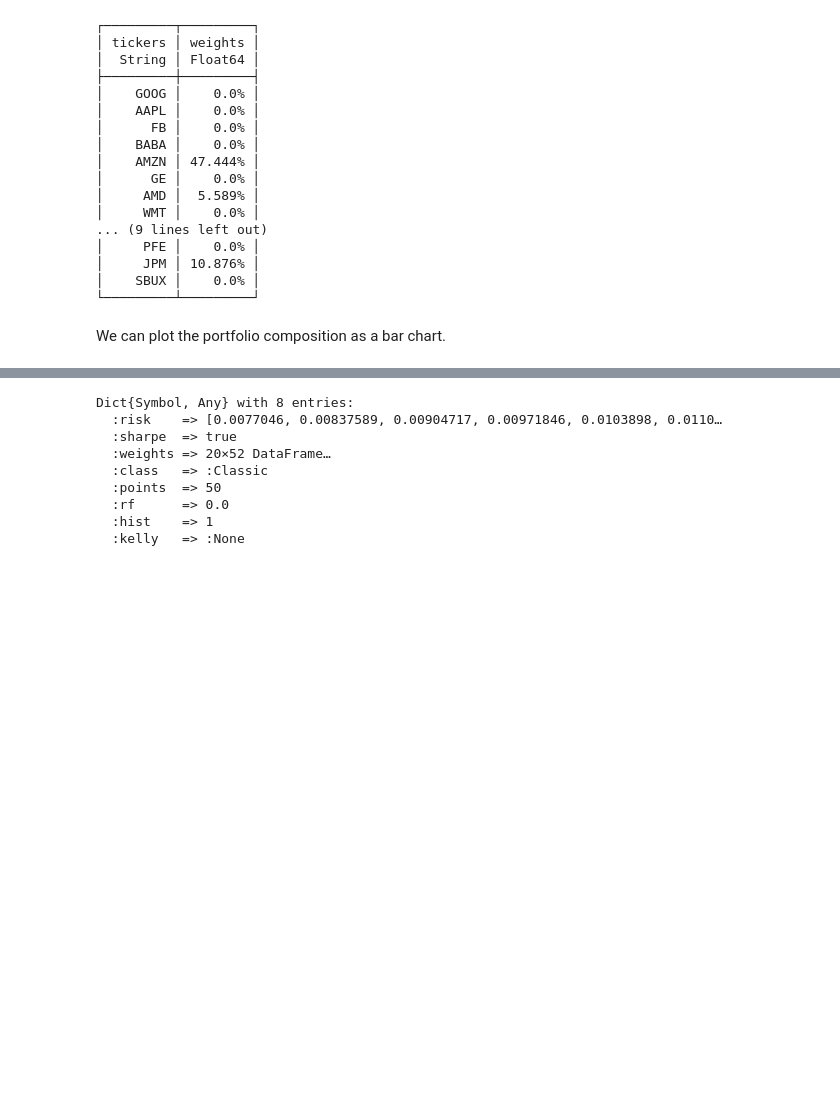
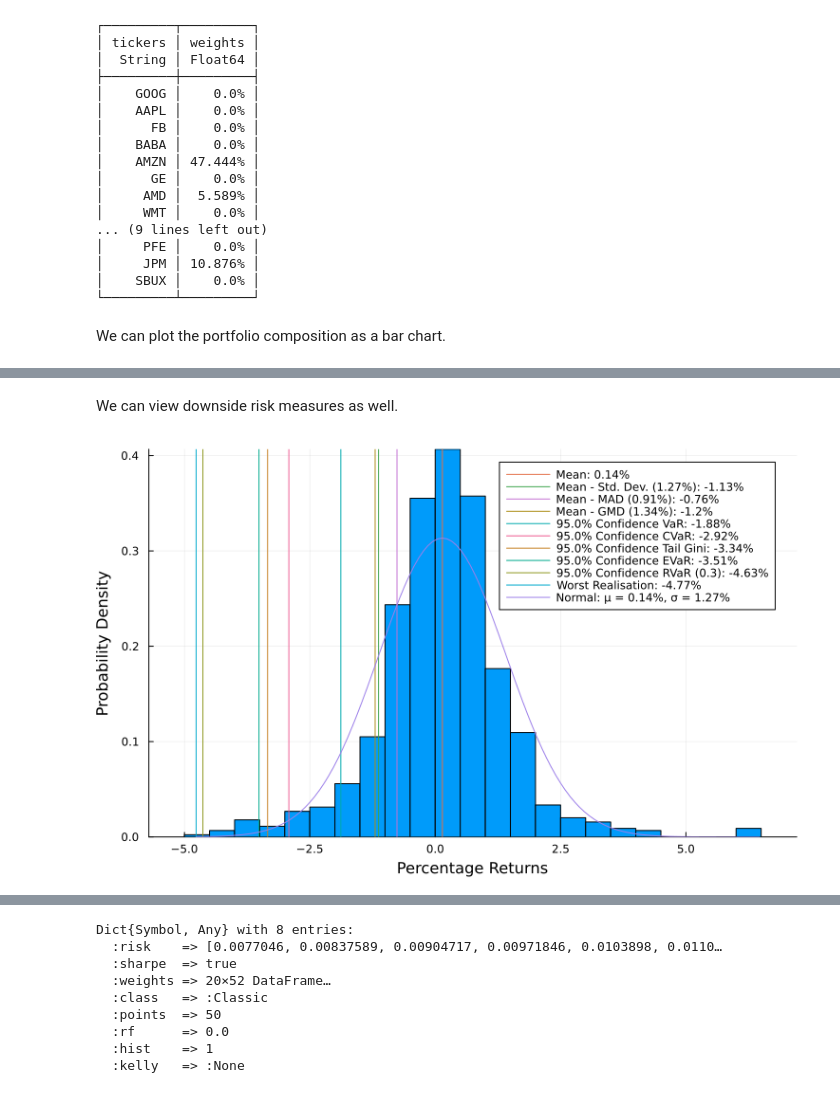
Before and after one commit to dcelisgarza/PortfolioOptimiser.jl, a Jupyter notebook: Tutorials/1_Simple_Mean_Risk_Optimisation.ipynb, the cells around one changed output, grey strips where cells are left out. Saved outputs shown, nothing was run; the diff lists cells and outputs as text; code cells hidden in the pictures; blank space fills up the shorter version.

```diff
--- a/Tutorials/1_Simple_Mean_Risk_Optimisation.ipynb
+++ b/Tutorials/1_Simple_Mean_Risk_Optimisation.ipynb
@@ -100,0 +107,6 @@ fig1 = plot_bar(portfolio)
+# %% [markdown]
+We can view downside risk measures as well.
+# %%
+fig3 = plot_hist(portfolio)
+# %% [output]
+[figure, added]
```
Also changed, not shown: parts of 16 cells of this notebook, 1 other file.
